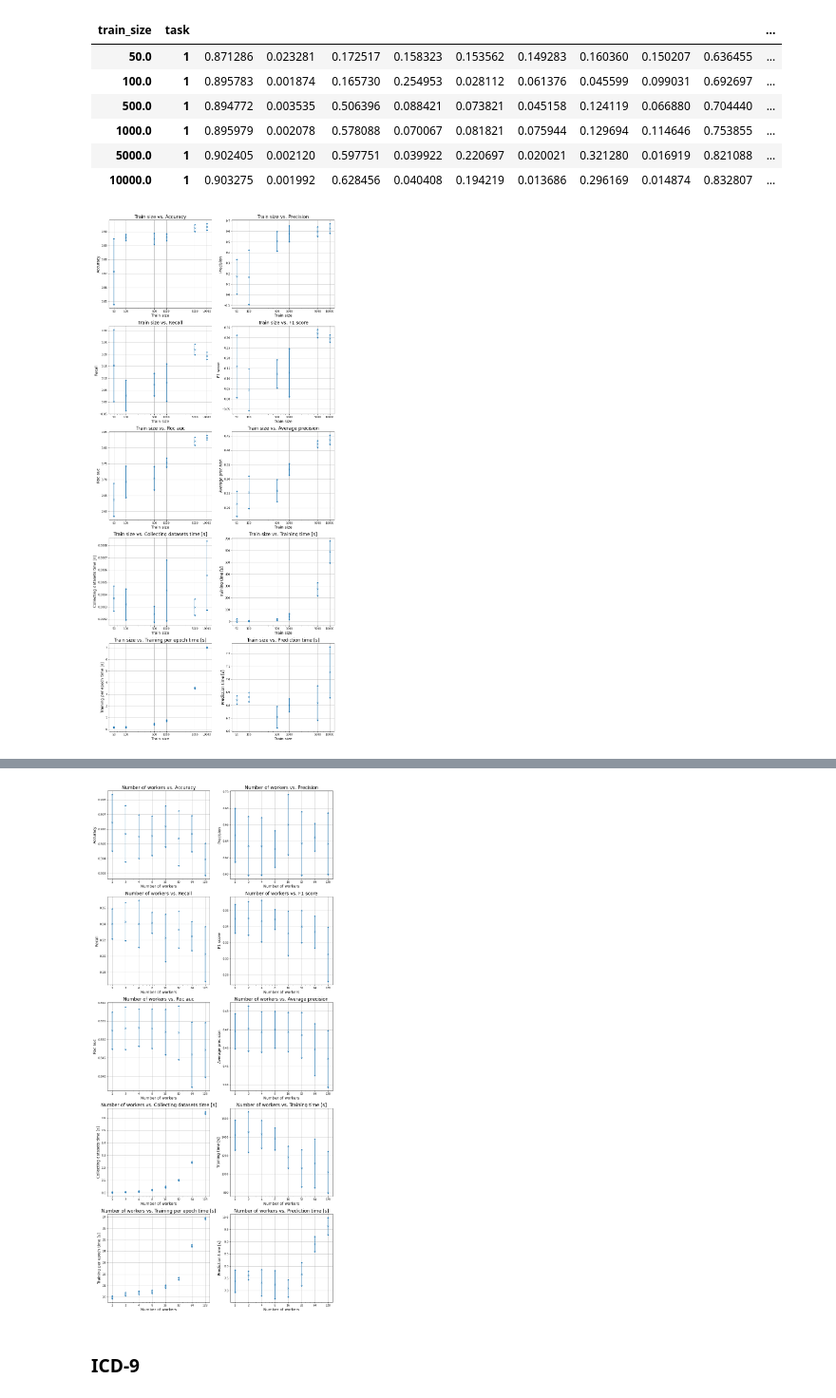
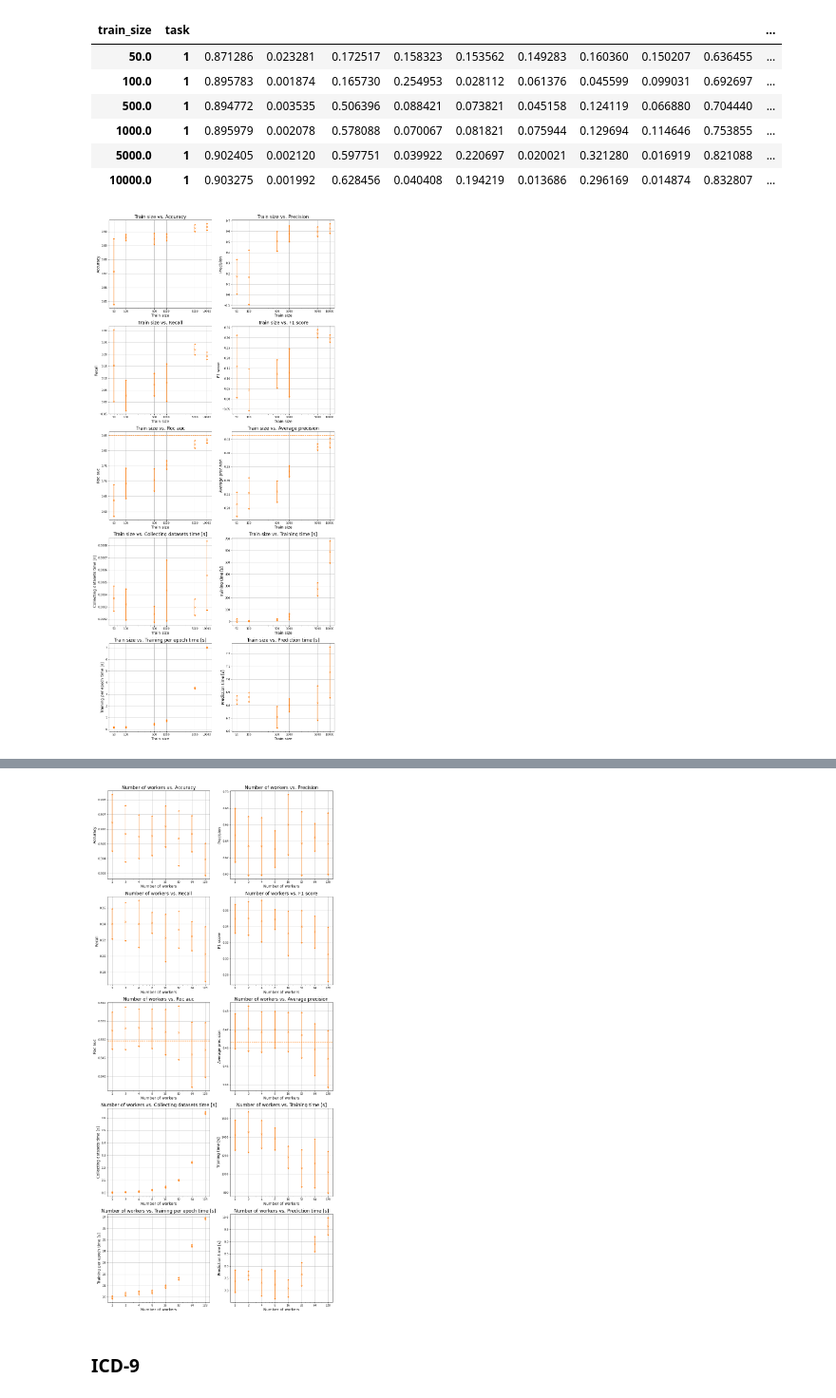
Before and after one commit to kasztanka/federated-learning-mimiciii, a Jupyter notebook: analyze_results.ipynb, the cells around one changed output, grey strips where cells are left out. Shown: that part at 95% size. Drawn from its saved outputs; the diff is of its cells as text; code cells hidden in the pictures.

Commit message:
Add reference results to plots

```diff
--- a/analyze_results.ipynb
+++ b/analyze_results.ipynb
@@ -22,30 +50,34 @@ def aggregate_results(results, experiment_type):
 # %%
-# we decrease the number of plots in case of multilabel classification to make it more readable,
-TASK_START = 1
-TASK_END = 5
+def task_color(task):
+    return plt.cm.tab20(task * 2 % 20)
 
-def plot(grouped_results, xlabel):
+def plot(grouped_results, xlabel, reference_results):
     fig, axes = plt.subplots(nrows=len(MEASURES) // 2, ncols=2, figsize=(15, 3.5 * len(MEASURES)))
-    for i, m in enumerate(MEASURES):
+    for i, measure in enumerate(MEASURES):
         ax = axes[i // 2][i % 2]
-        for task in range(TASK_START, TASK_END + 1):
-            if m in TIME_MEASURES and task > 1:
-                # only one plot for time data
+        time_plot_done = False
+        for task, task_data in reference_results.items():
+            # only one plot for time data
+            if measure in TIME_MEASURES and time_plot_done:
                 continue
-            if task in grouped_results.index.get_level_values(1):
-                df = grouped_results.xs(task, level=1)
-                ax.errorbar(
-                    df.index,
-                    df[m]['mean'], df[m]['std'],
-                    linestyle='None', marker='x', uplims=True, lolims=True
-                )
+            df = grouped_results.xs(task, level=1)
+            if measure in task_data:
+                ax.axhline(task_data[measure], linestyle='--', c=task_color(task))
+            ax.errorbar(
+                df.index,
+                df[measure]['mean'], df[measure]['std'],
+                linestyle='None', marker='x', uplims=True, lolims=True,
+                c=task_color(task),
+            )
+            if measure in TIME_MEASURES:
+                time_plot_done = True
         ax.set_xscale('log')
         xticks = grouped_results.index.get_level_values(0).unique().sort_values()
         ax.set_xticks(xticks)
         ax.get_xaxis().set_major_formatter(ticker.ScalarFormatter())
         ax.set_xlabel(xlabel, size=14)
-        ax.set_ylabel(MEASURE_NAMES[m], size=14)
-        ax.set_title(f'{xlabel} vs. {MEASURE_NAMES[m]}', size=17)
+        ax.set_ylabel(MEASURE_NAMES[measure], size=14)
+        ax.set_title(f'{xlabel} vs. {MEASURE_NAMES[measure]}', size=17)
         ax.grid(True)
     plt.show()
 # %% [markdown]
@@ -82,9 +114,9 @@ grouped_mortality_train_size
 | 5000.0 | 1 | 0.902405 | 0.002120 | 0.597751 | 0.039922 | 0.220697 | 0.020021 | 0.321280 | 0.016919 | 0.821088 | ... |
 | 10000.0 | 1 | 0.903275 | 0.001992 | 0.628456 | 0.040408 | 0.194219 | 0.013686 | 0.296169 | 0.014874 | 0.832807 | ... |
 # %%
-plot(grouped_mortality_train_size, 'Train size')
+plot(grouped_mortality_train_size, 'Train size', MORTALITY_TASKS)
 # %% [output]
-[figure, old version]
+[figure, new version]
 # %%
 grouped_mortality_workers = aggregate_results(mortality_results, 'num of workers')
 grouped_mortality_workers
@@ -101,9 +133,9 @@ grouped_mortality_workers
 | 64 | 1 | 0.905688 | 0.001198 | 0.644877 | 0.016236 | 0.224986 | 0.017640 | 0.333222 | 0.019245 | 0.845967 | ... |
 | 128 | 1 | 0.903948 | 0.001064 | 0.637023 | 0.036902 | 0.202770 | 0.033351 | 0.305547 | 0.032869 | 0.847218 | ... |
 # %%
-plot(grouped_mortality_workers, 'Number of workers')
+plot(grouped_mortality_workers, 'Number of workers', MORTALITY_TASKS)
 # %% [output]
-[figure, old version]
+[figure, new version]
 # %% [markdown]
 ### ICD-9
 # %%
```
Also changed, not shown: parts of 4 cells of this notebook.
